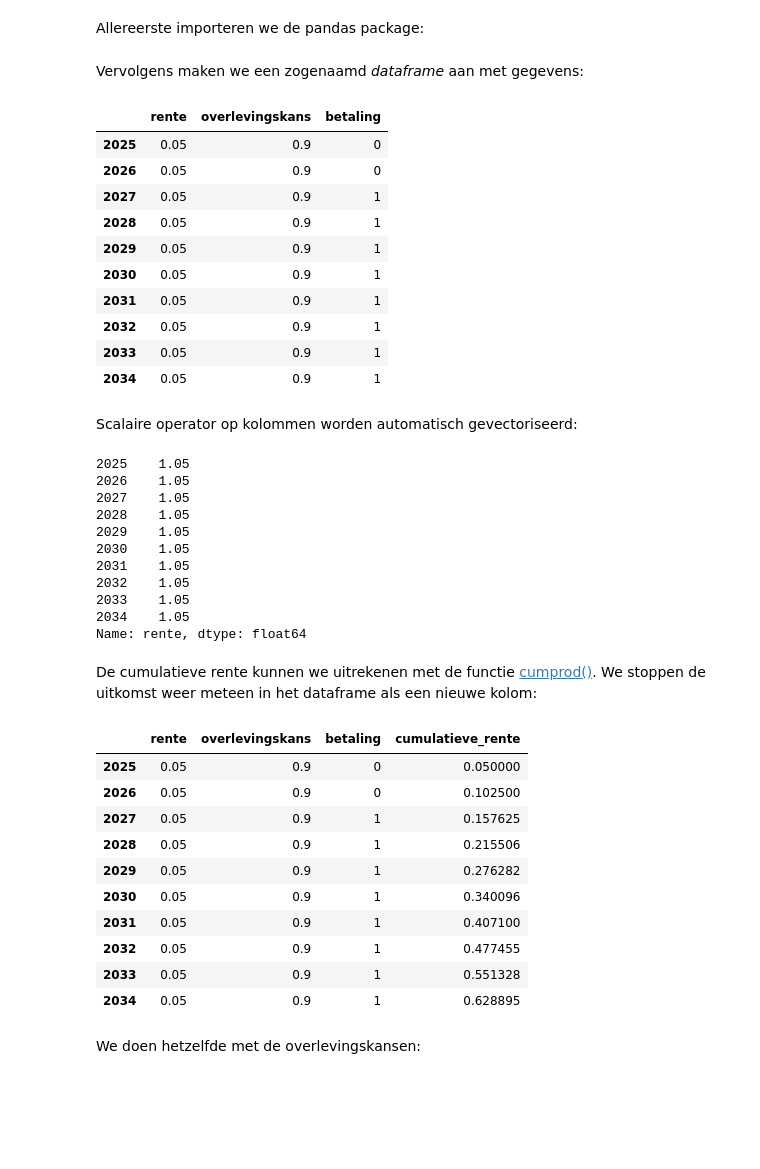
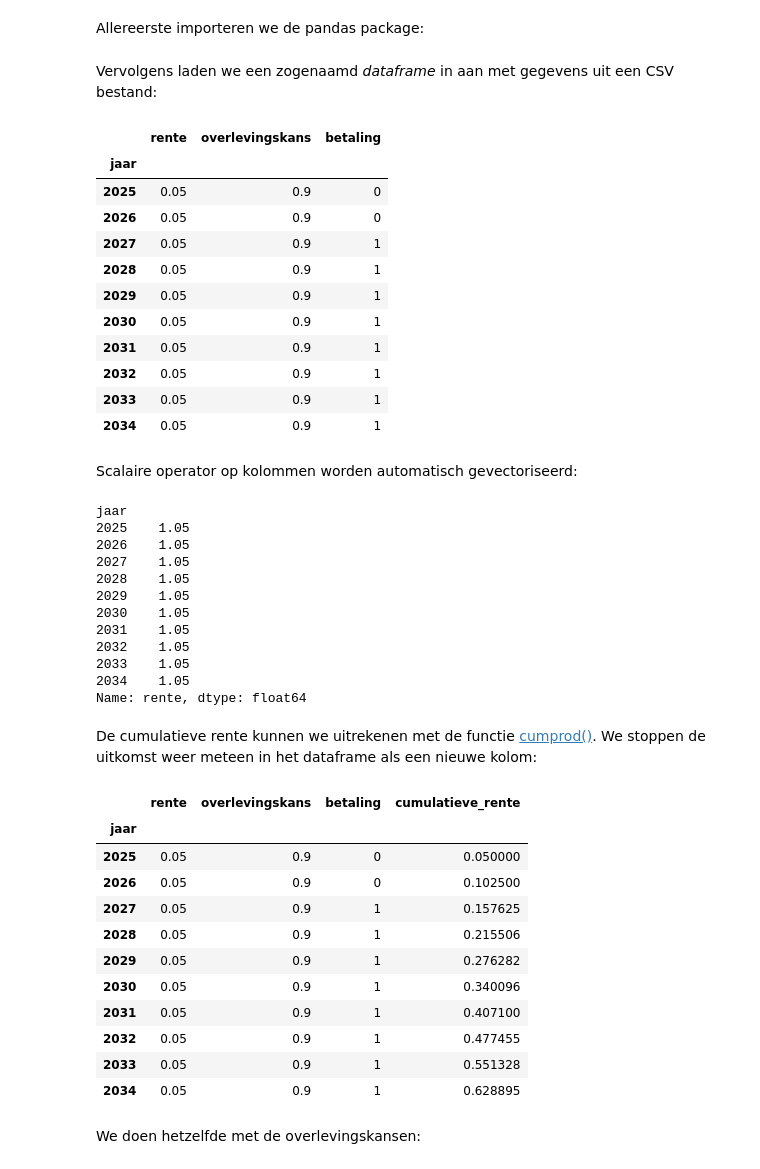
Before and after one commit to teake/kasstroomprojectie, a Jupyter notebook: content/kasstroomprojectie.ipynb, the cells around one changed output. Cells and saved outputs as stored; diff of their text form; code cells hidden in the pictures; blank space fills up the shorter version.

```diff
--- a/content/kasstroomprojectie.ipynb
+++ b/content/kasstroomprojectie.ipynb
@@ -9,16 +9,13 @@ Allereerste importeren we de pandas package:
 # %%
 import pandas as pd
 # %% [markdown]
-Vervolgens maken we een zogenaamd *dataframe* aan met gegevens:
+Vervolgens laden we een zogenaamd *dataframe* in aan met gegevens uit een CSV bestand:
 # %%
-df = pd.DataFrame(
-    index=range(2025, 2035),
-    columns=["rente", "overlevingskans", "betaling"],
-    data=[[0.05, 0.9, 0]] * 2 + [[0.05, 0.9, 1]] * 8
-)
+df = pd.read_csv("data.csv", index_col="jaar")
 df
 # %% [output]
 |  | rente | overlevingskans | betaling |
+| jaar |  |  |  |
 | 2025 | 0.05 | 0.9 | 0 |
 | 2026 | 0.05 | 0.9 | 0 |
 | 2027 | 0.05 | 0.9 | 1 |
@@ -34,6 +31,7 @@ Scalaire operator op kolommen worden automatisch gevectoriseerd:
 # %%
 df.rente + 1
 # %% [output]
+jaar
 2025    1.05
 2026    1.05
 2027    1.05
@@ -52,6 +50,7 @@ df["cumulatieve_rente"] = (df.rente + 1).cumprod() - 1
 df
 # %% [output]
 |  | rente | overlevingskans | betaling | cumulatieve_rente |
+| jaar |  |  |  |  |
 | 2025 | 0.05 | 0.9 | 0 | 0.050000 |
 | 2026 | 0.05 | 0.9 | 0 | 0.102500 |
 | 2027 | 0.05 | 0.9 | 1 | 0.157625 |
```
Also changed, not shown: parts of 8 cells of this notebook, 1 other file.
